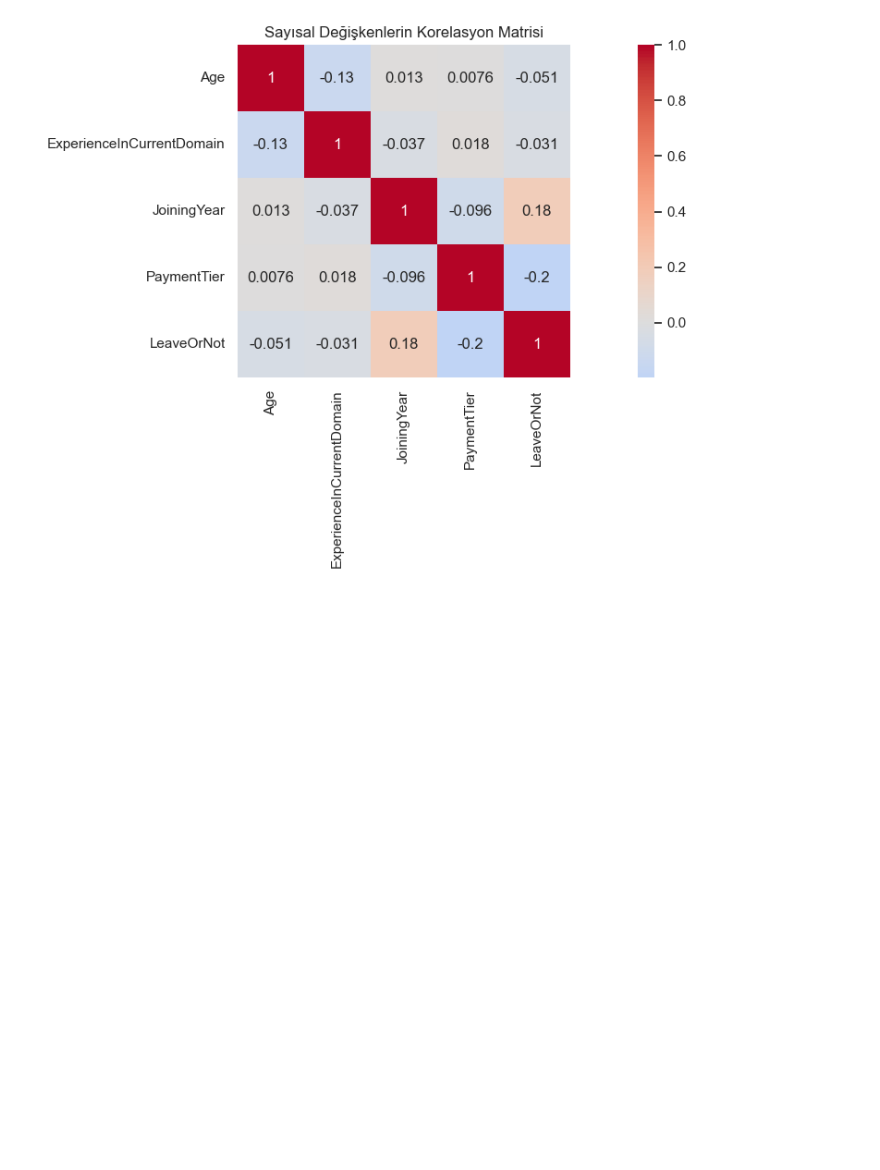
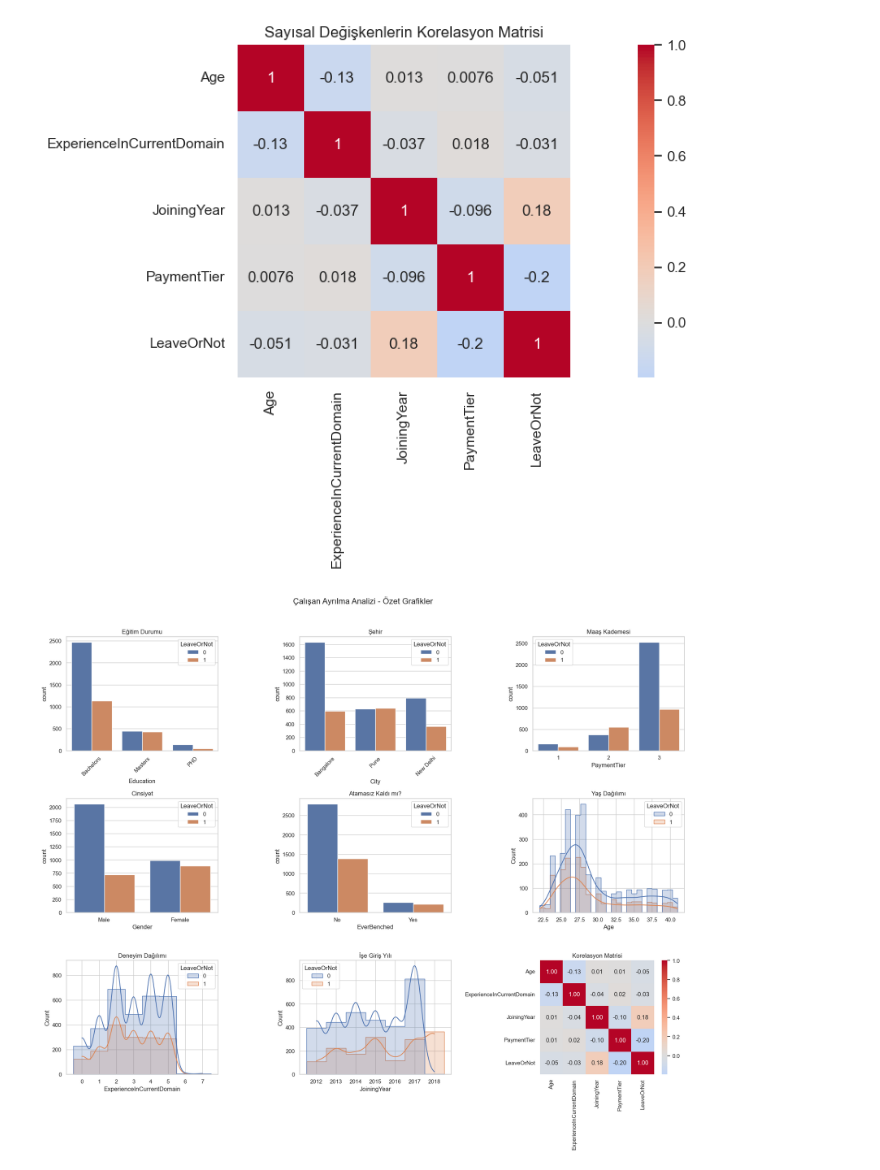
Before and after one commit to 10adem/DataScienceProjects, a Jupyter notebook: EmployeeDatasetAnalysis/analysis.ipynb, the cells around one changed output. Drawn from its saved outputs; the diff is of its cells as text; code cells hidden in the pictures; blank space fills up the shorter version.

```diff
--- a/EmployeeDatasetAnalysis/analysis.ipynb
+++ b/EmployeeDatasetAnalysis/analysis.ipynb
@@ -207,3 +207,40 @@ plt.tight_layout()
 plt.show()
 # %% [output]
 [figure]
+# %%
+fig, axes = plt.subplots(3, 3, figsize=(18, 15))
+fig.suptitle('Çalışan Ayrılma Analizi - Özet Grafikler', fontsize=16, y=1.02)
+
+sns.countplot(ax=axes[0, 0], x='Education', hue='LeaveOrNot', data=df)
+axes[0, 0].set_title('Eğitim Durumu')
+axes[0, 0].tick_params(axis='x', rotation=45)
+
+sns.countplot(ax=axes[0, 1], x='City', hue='LeaveOrNot', data=df, order=df['City'].value_counts().index)
+axes[0, 1].set_title('Şehir')
+axes[0, 1].tick_params(axis='x', rotation=45)
+
+sns.countplot(ax=axes[0, 2], x='PaymentTier', hue='LeaveOrNot', data=df)
+axes[0, 2].set_title('Maaş Kademesi')
+
+sns.countplot(ax=axes[1, 0], x='Gender', hue='LeaveOrNot', data=df)
+axes[1, 0].set_title('Cinsiyet')
+
+sns.countplot(ax=axes[1, 1], x='EverBenched', hue='LeaveOrNot', data=df)
+axes[1, 1].set_title('Atamasız Kaldı mı?')
+
+sns.histplot(ax=axes[1, 2], data=df, x='Age', hue='LeaveOrNot', kde=True, element='step')
+axes[1, 2].set_title('Yaş Dağılımı')
+
+sns.histplot(ax=axes[2, 0], data=df, x='ExperienceInCurrentDomain', hue='LeaveOrNot', kde=True, element='step', discrete=True)
+axes[2, 0].set_title('Deneyim Dağılımı')
+
+sns.histplot(ax=axes[2, 1], data=df, x='JoiningYear', hue='LeaveOrNot', kde=True, element='step', discrete=True)
+axes[2, 1].set_title('İşe Giriş Yılı')
+
+sns.heatmap(ax=axes[2, 2], data=corr_matrix, annot=True, cmap='coolwarm', center=0, square=True, fmt='.2f')
+axes[2, 2].set_title('Korelasyon Matrisi')
+
+plt.tight_layout()
+plt.show()
+# %% [output]
+[figure, added]
```
